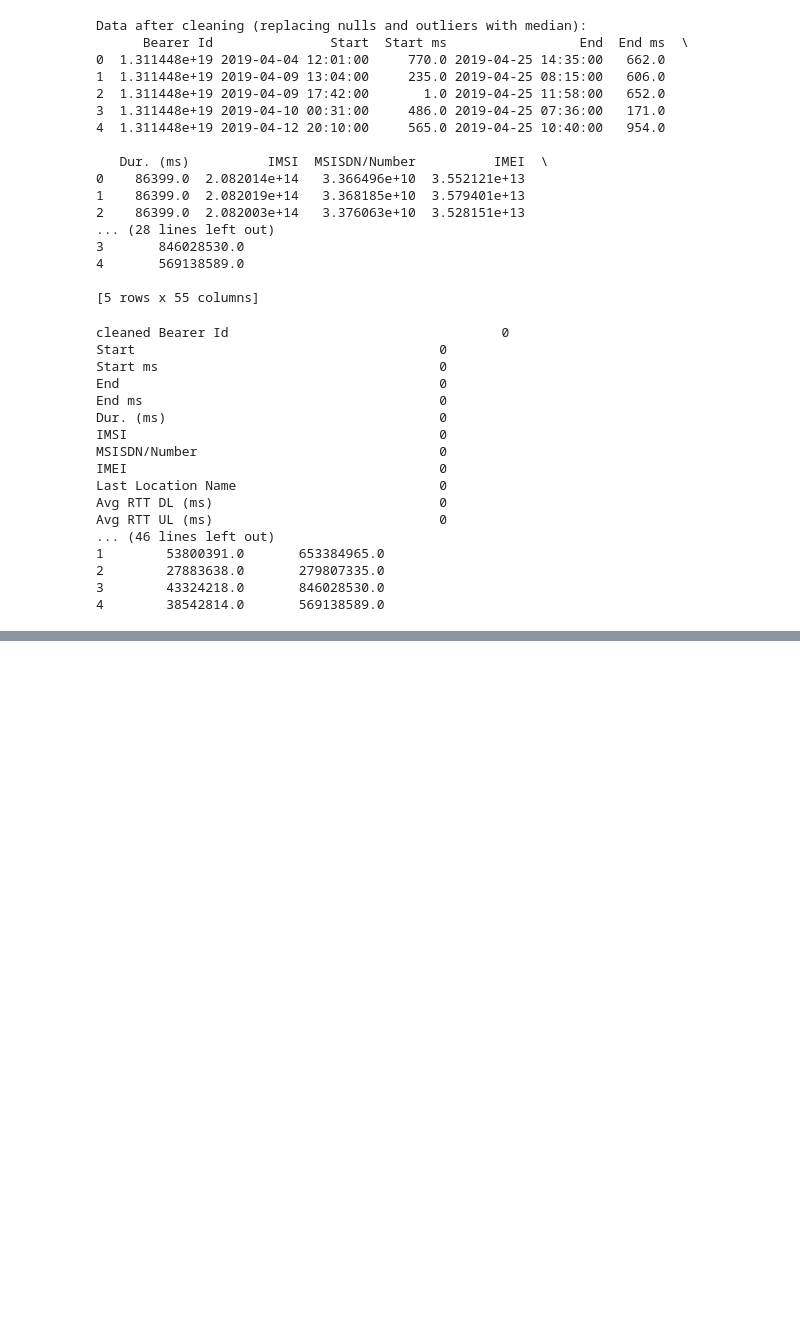
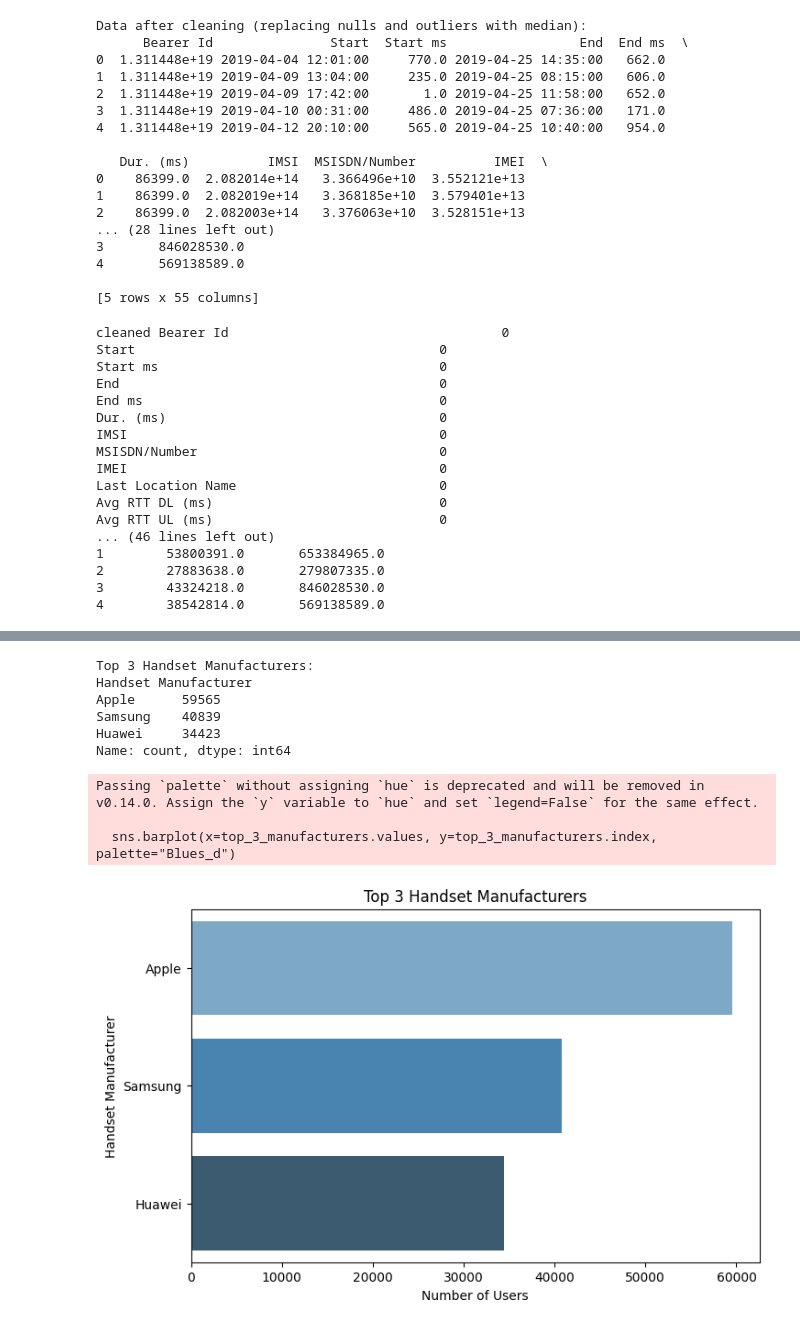
Before and after one commit to Semir1r/KAIM-WEEK-2, a Jupyter notebook: notebooks/telecom_analysis.ipynb, the cells around one changed output, grey strips where cells are left out. Cells and saved outputs as stored; diff of their text form; code cells hidden in the pictures; blank space fills up the shorter version.

```diff
--- a/notebooks/telecom_analysis.ipynb
+++ b/notebooks/telecom_analysis.ipynb
@@ -162,0 +200,27 @@ Avg RTT UL (ms)                             0
+# %%
+import seaborn as sns
+
+# Identify the top 3 manufacturers
+top_3_manufacturers = cleaned_data["Handset Manufacturer"].value_counts().nlargest(3)
+print("Top 3 Handset Manufacturers:")
+print(top_3_manufacturers)
+
+custom_colors = ["#FF5733", "#33FF57", "#3357FF"]
+# Plot top 3 manufacturers
+plt.figure(figsize=(8,5))
+sns.barplot(x=top_3_manufacturers.values, y=top_3_manufacturers.index, palette="Blues_d")
+plt.title('Top 3 Handset Manufacturers')
+plt.xlabel('Number of Users')
+plt.ylabel('Handset Manufacturer')
+plt.show()
+# %% [output]
+Top 3 Handset Manufacturers:
+Handset Manufacturer
+Apple      59565
+Samsung    40839
+Huawei     34423
+Name: count, dtype: int64
+Passing `palette` without assigning `hue` is deprecated and will be removed in v0.14.0. Assign the `y` variable to `hue` and set `legend=False` for the same effect.
+
+  sns.barplot(x=top_3_manufacturers.values, y=top_3_manufacturers.index, palette="Blues_d")
+[figure, added]
```
Also changed, not shown: parts of 23 cells of this notebook, 9 other files.
